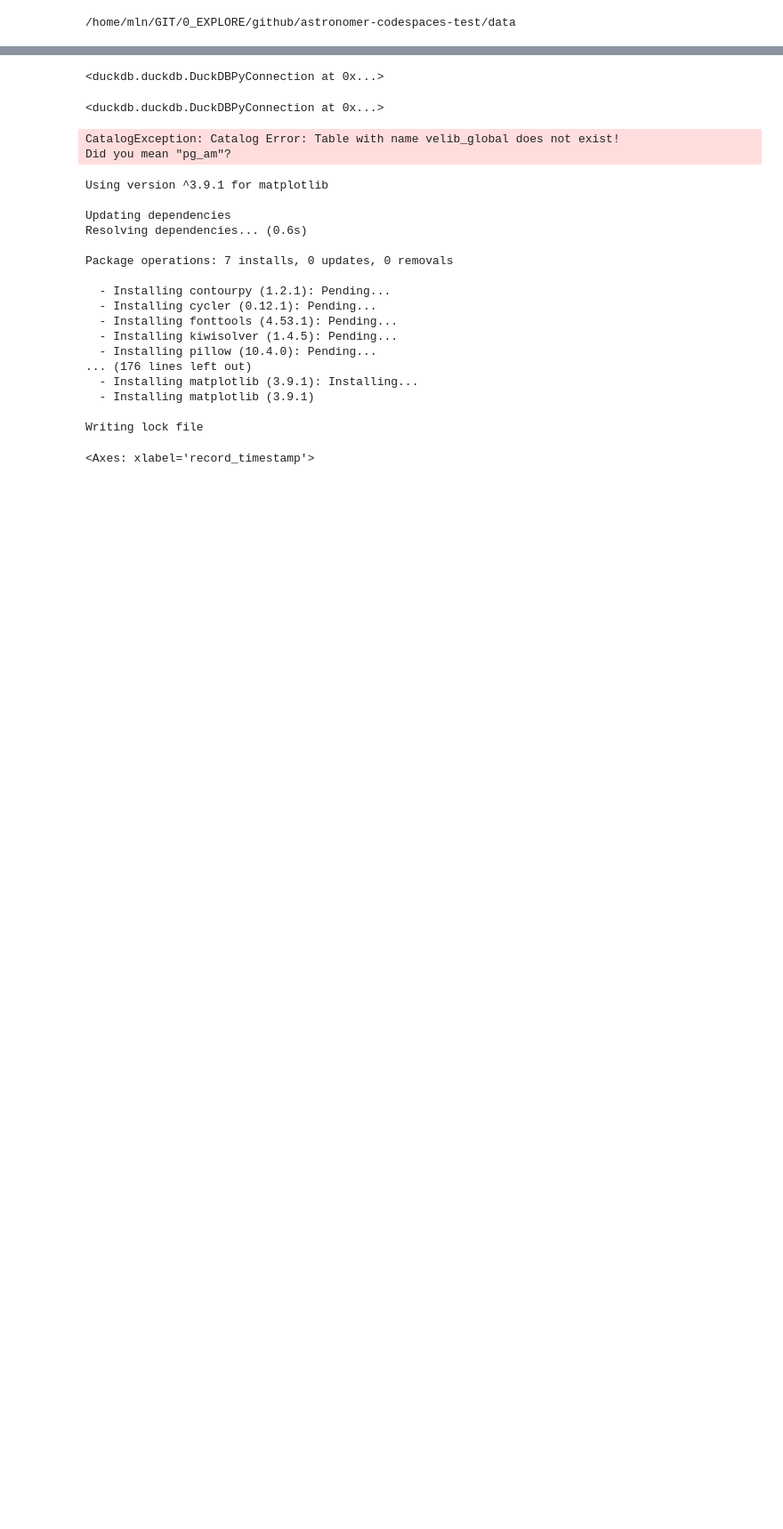
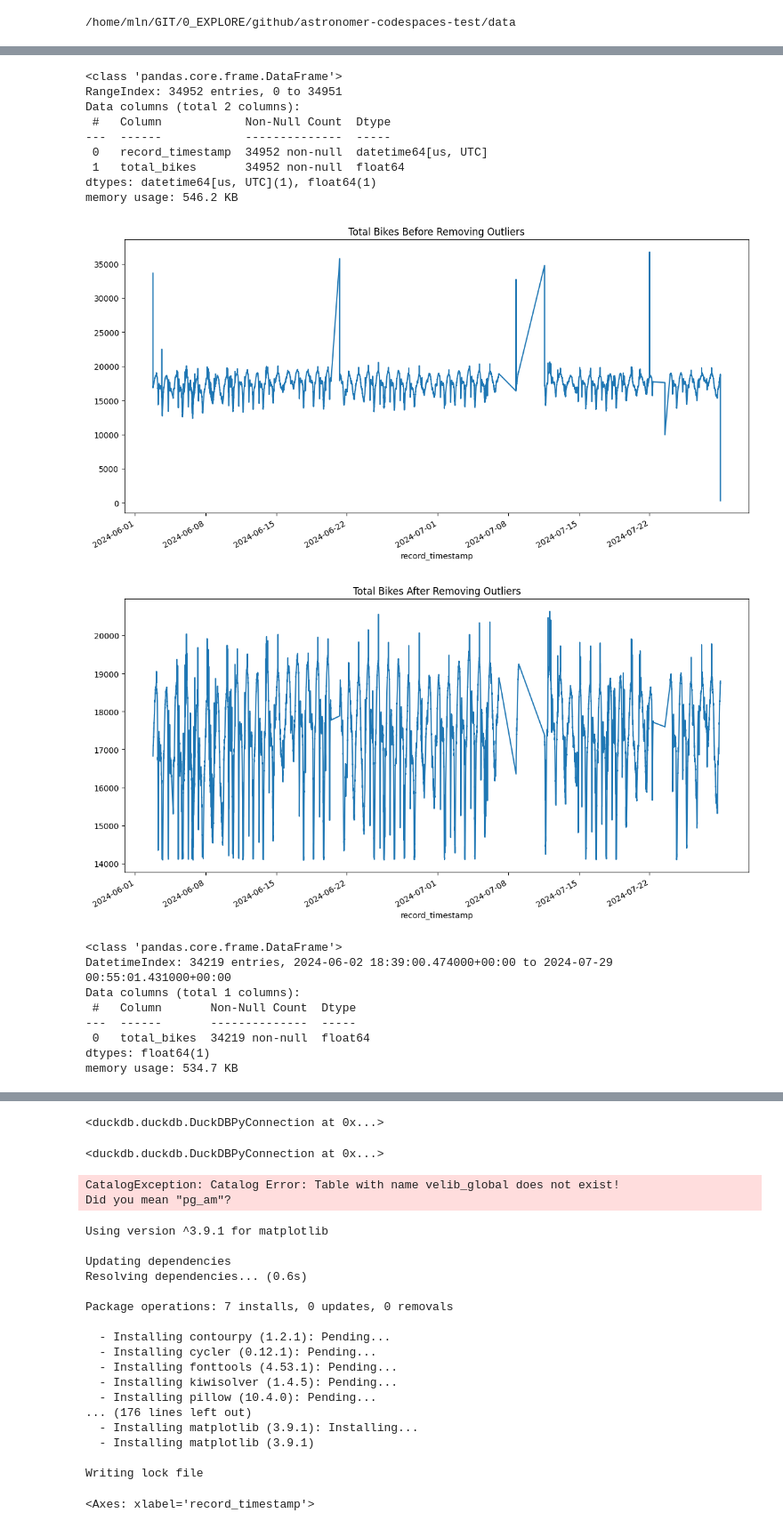
Before and after one commit to MatthieuLeNozach/velib_airflow_orchestration_elt_ml, a Jupyter notebook: data/scratchpad.ipynb, the cells around one changed output, grey strips where cells are left out. Shown at 89% size. Saved outputs shown, nothing was run; the diff lists cells and outputs as text; code cells hidden in the pictures; blank space fills up the shorter version.

```diff
--- a/data/scratchpad.ipynb
+++ b/data/scratchpad.ipynb
@@ -47,0 +23,64 @@ memory usage: 105.4+ MB
+# %%
+import pandas as pd
+import numpy as np
+import matplotlib.pyplot as plt
+
+# Read the DataFrame from the Parquet file
+df = pd.read_parquet('numbikesavailable.parquet')
+df.info()
+
+# Convert 'record_timestamp' to a datetime index if it's not already
+df['record_timestamp'] = pd.to_datetime(df['record_timestamp'])
+df.set_index('record_timestamp', inplace=True)
+
+# Sort the DataFrame by index
+df = df.sort_index()
+
+# Plot the original data
+plt.figure(figsize=(14, 7))
+ts = pd.Series(df['total_bikes'].values, index=df.index)
+ts.plot(title='Total Bikes Before Removing Outliers')
+plt.show()
+
+# Compute Q1 (25th percentile) and Q3 (75th percentile)
+Q1 = df['total_bikes'].quantile(0.25)
+Q3 = df['total_bikes'].quantile(0.75)
+
+# Compute IQR
+IQR = Q3 - Q1
+
+# Define the lower and upper bounds
+lower_bound = Q1 - 1.5 * IQR
+upper_bound = Q3 + 1.5 * IQR
+
+# Filter out the outliers
+df_no_outliers = df[(df['total_bikes'] >= lower_bound) & (df['total_bikes'] <= upper_bound)]
+
+# Plot the data after removing outliers
+plt.figure(figsize=(14, 7))
+ts_no_outliers = pd.Series(df_no_outliers['total_bikes'].values, index=df_no_outliers.index)
+ts_no_outliers.plot(title='Total Bikes After Removing Outliers')
+plt.show()
+
+# Show the info of the cleaned DataFrame
+df_no_outliers.info()
+# %% [output]
+<class 'pandas.core.frame.DataFrame'>
+RangeIndex: 34952 entries, 0 to 34951
+Data columns (total 2 columns):
+ #   Column            Non-Null Count  Dtype
+---  ------            --------------  -----
+ 0   record_timestamp  34952 non-null  datetime64[us, UTC]
+ 1   total_bikes       34952 non-null  float64
+dtypes: datetime64[us, UTC](1), float64(1)
+memory usage: 546.2 KB
+[figure, added]
+[figure, added]
+<class 'pandas.core.frame.DataFrame'>
+DatetimeIndex: 34219 entries, 2024-06-02 18:39:00.474000+00:00 to 2024-07-29 00:55:01.431000+00:00
+Data columns (total 1 columns):
+ #   Column       Non-Null Count  Dtype
+---  ------       --------------  -----
+ 0   total_bikes  34219 non-null  float64
+dtypes: float64(1)
+memory usage: 534.7 KB
```
Also changed, not shown: parts of 3 cells of this notebook, 16 other files.
